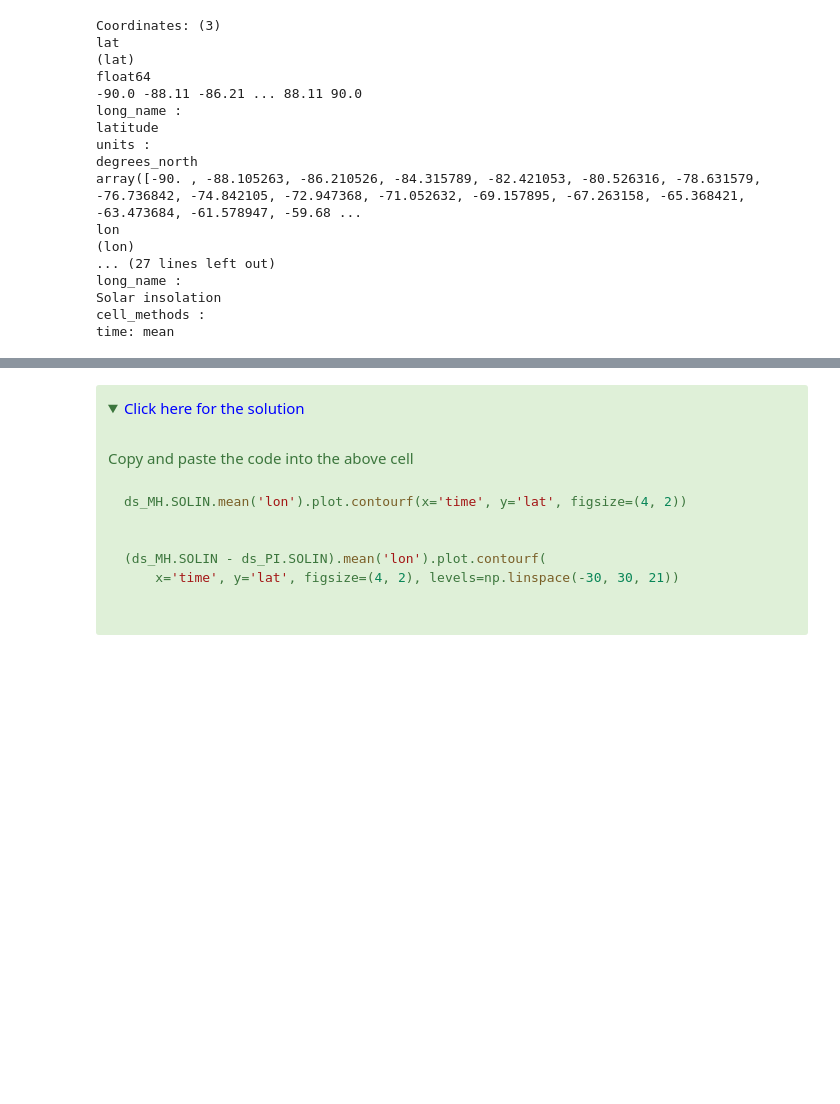
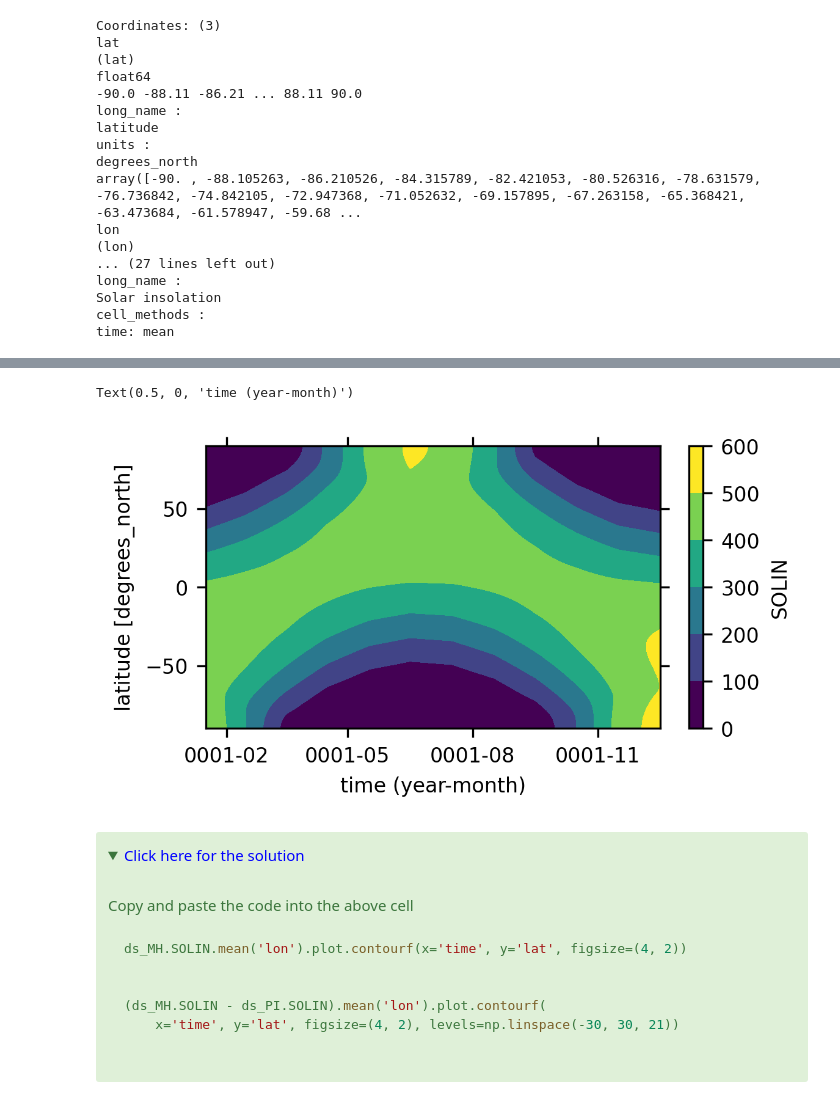
Before and after one commit to jiang-zhu/paleocamp, a Jupyter notebook: _build/jupyter_execute/3_analyze_CESM_output.ipynb, the cells around one changed output, grey strips where cells are left out. Saved outputs shown, nothing was run; the diff lists cells and outputs as text; code cells hidden in the pictures; folded sections open; blank space fills up the shorter version.

```diff
--- a/_build/jupyter_execute/3_analyze_CESM_output.ipynb
+++ b/_build/jupyter_execute/3_analyze_CESM_output.ipynb
@@ -181,3 +243,10 @@ ds_PI.SOLIN.mean('lon').plot.contourf(x='time', y='lat', figsize=(4, 2))
+# %%
+# Compute zonal mean and make plot of piControl
+ds_PI.SOLIN.mean('lon').plot.contourf(x='time', y='lat', figsize=(4, 2))
+plt.xlabel('time (year-month)')
+# %% [output]
+Text(0.5, 0, 'time (year-month)')
+[figure, added]
 # %%
 # Add your code to compute zonal mean and make plot of midHolocene
 # %%
```
Also changed, not shown: parts of 23 cells of this notebook, 16 other files.
